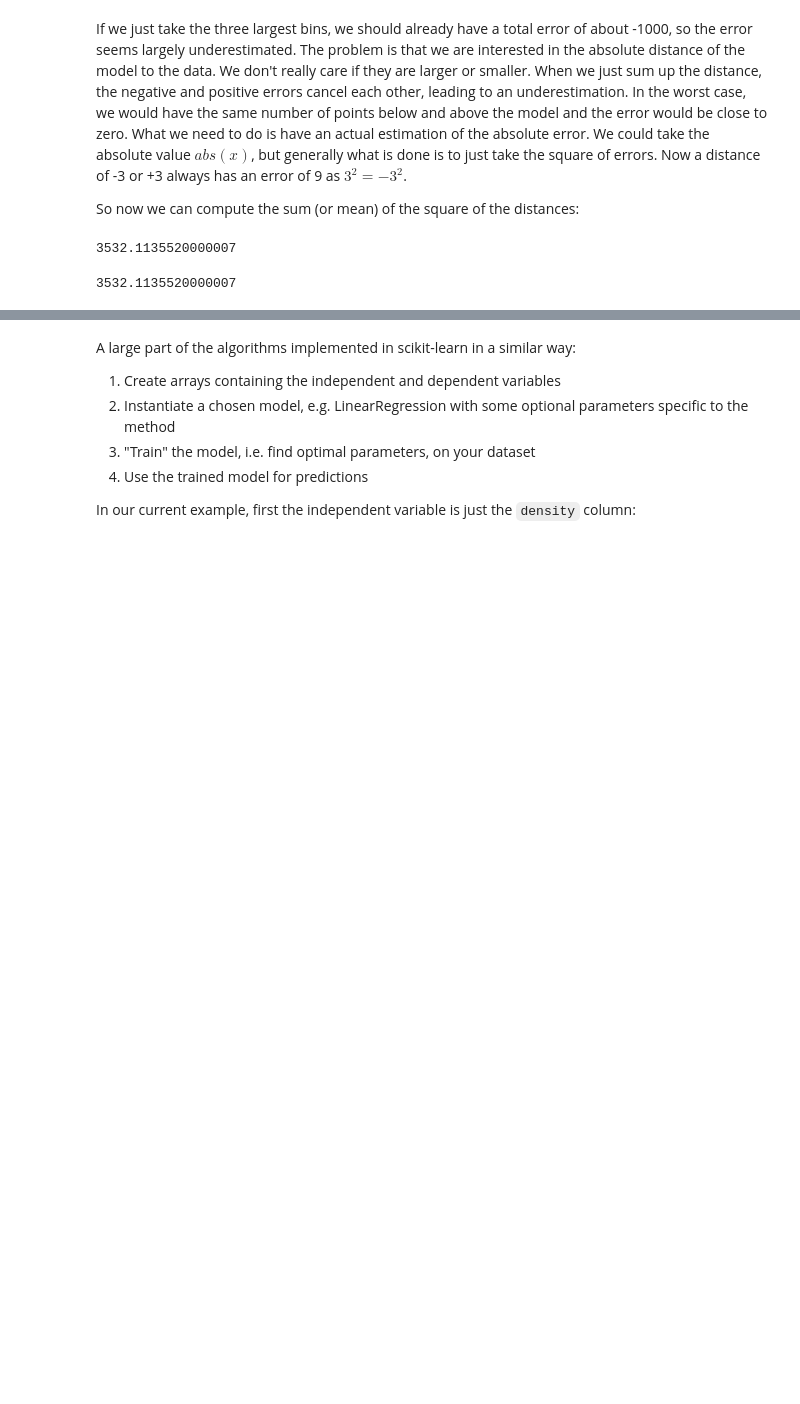
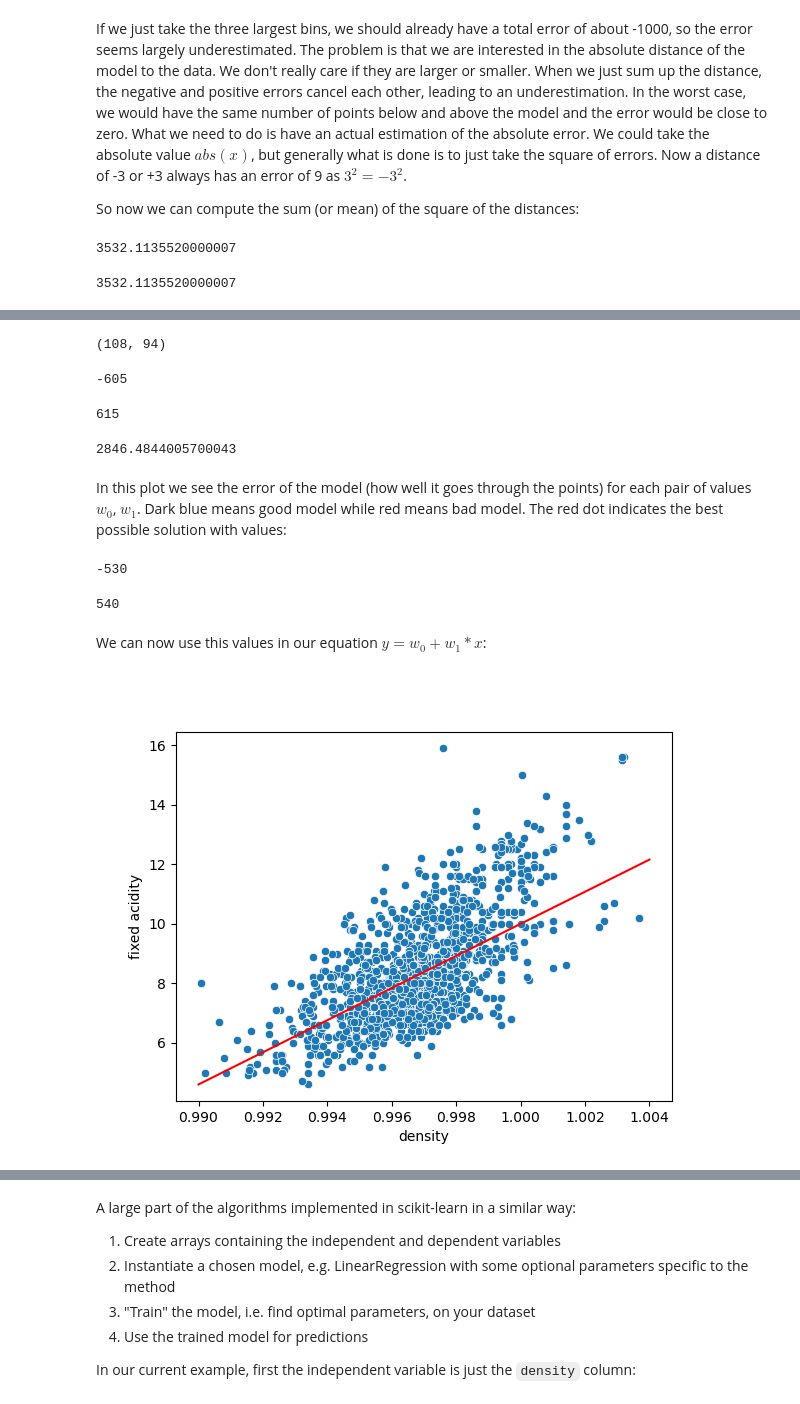
Before and after one commit to guiwitz/EHML, a Jupyter notebook: 08-Linear_regression.ipynb, the cells around one changed output, grey strips where cells are left out. Drawn from its saved outputs; the diff is of its cells as text; code cells hidden in the pictures; blank space fills up the shorter version.

```diff
--- a/08-Linear_regression.ipynb
+++ b/08-Linear_regression.ipynb
@@ -248,0 +154,36 @@ In reality, we don't have to perform all these steps ourselves, we can use algor
+# %%
+min_loc
+# %% [output]
+(108, 94)
+# %%
+grid_0[min_loc[0],min_loc[1]-15]
+# %% [output]
+-605
+# %%
+grid_1[min_loc[0]+15,min_loc[1]-15]
+# %% [output]
+615
+# %%
+total_error[min_loc[0]+15,min_loc[1]-15]
+# %% [output]
+2846.4844005700043
+# %% [markdown]
+In this plot we see the error of the model (how well it goes through the points) for each pair of values $w_0$, $w_1$. Dark blue means good model while red means bad model. The red dot indicates the best possible solution with values:
+# %%
+w0 = grid_0[min_loc[0],min_loc[1]]
+w0
+# %% [output]
+-530
+# %%
+w1 = grid_1[min_loc[0],min_loc[1]]
+w1
+# %% [output]
+540
+# %% [markdown]
+We can now use this values in our equation $y=w_0 + w_1*x$:
+# %%
+fig, ax = plt.subplots()
+sns.scatterplot(data=wine, x='density', y='fixed acidity');
+plt.plot(np.arange(0.99, 1.004, 0.001), w0+np.arange(0.99, 1.004, 0.001)*w1, 'r');
+# %% [output]
+[figure, added]
```
Also changed, not shown: parts of 123 cells of this notebook, 1 other file.
